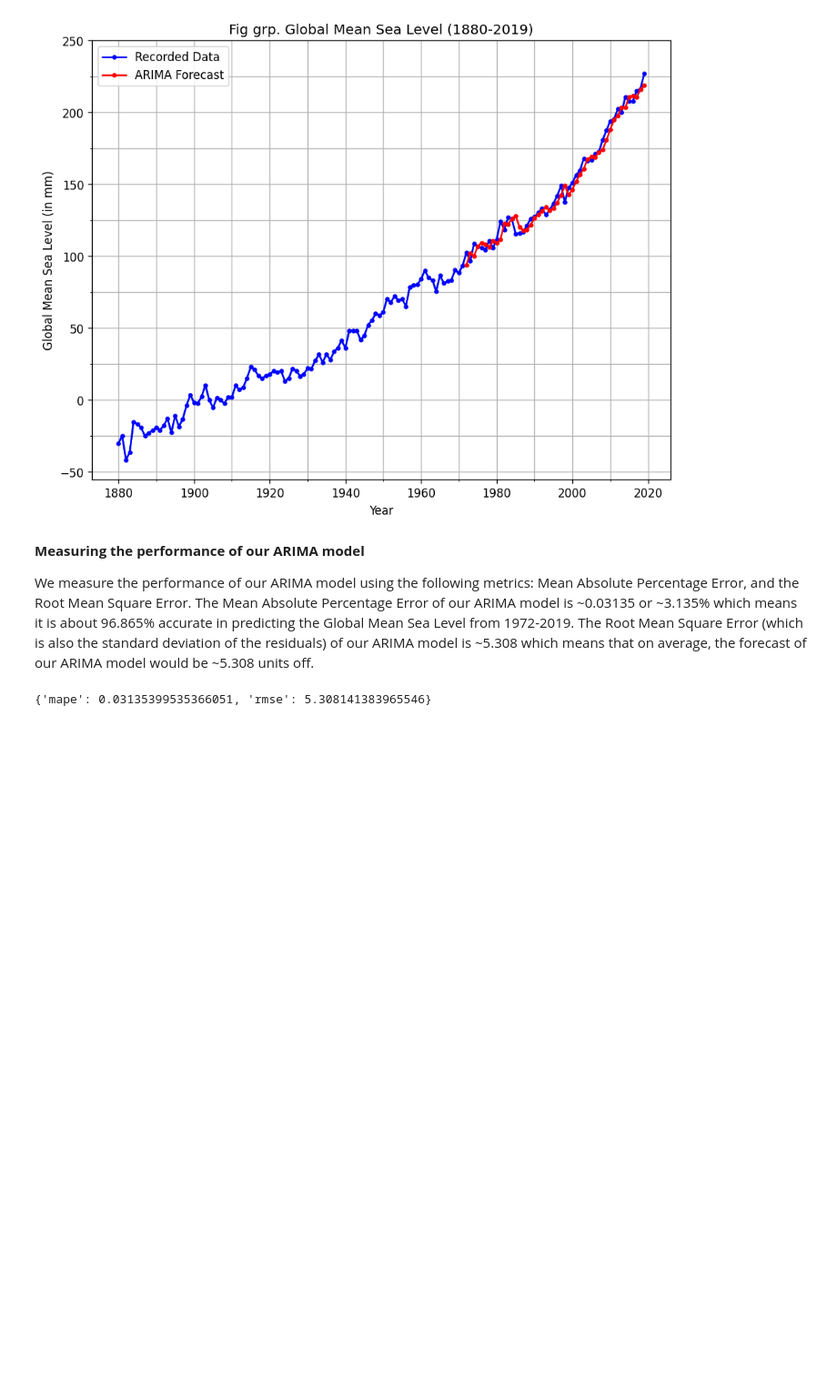
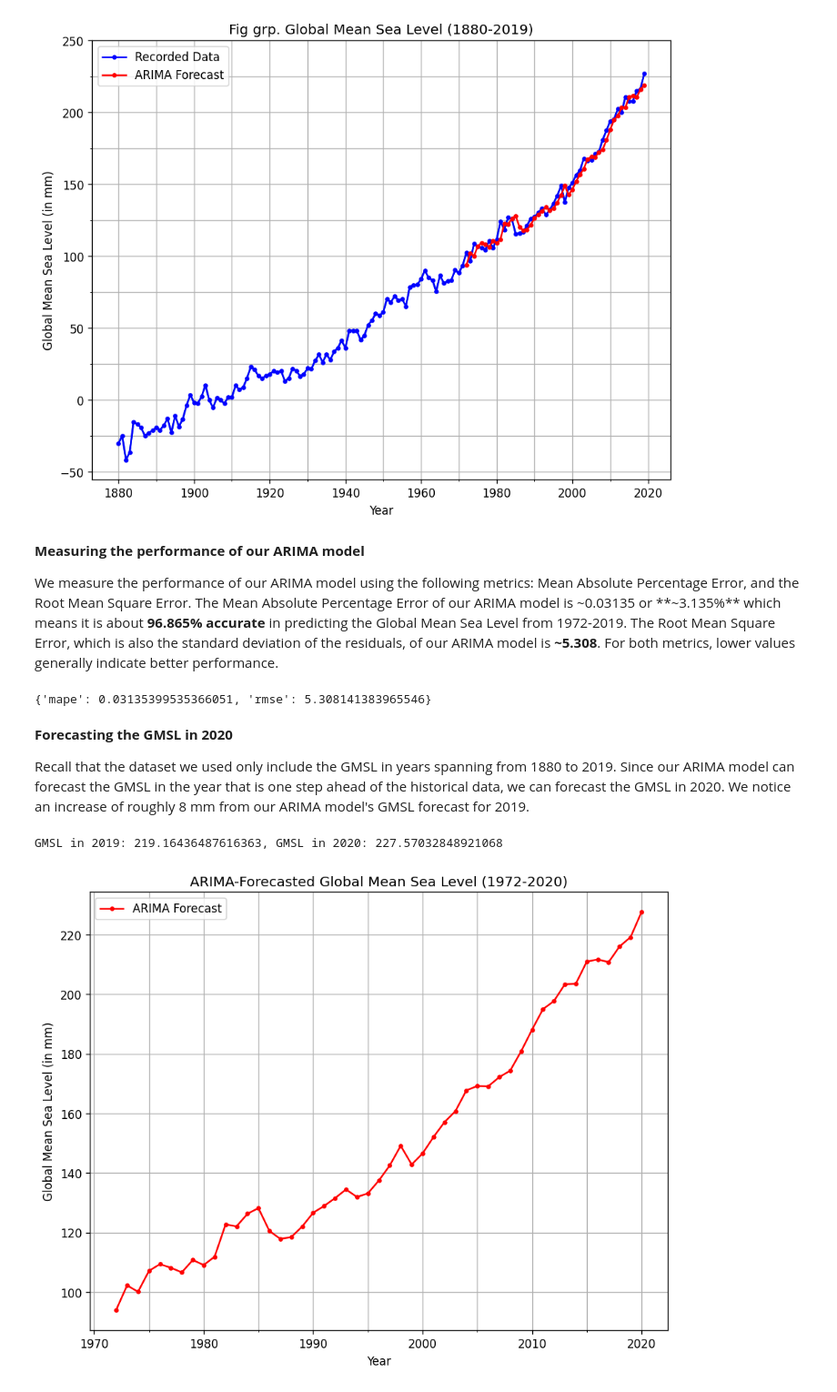
Before and after one commit to nccruel/132project, a Jupyter notebook: GMSL_Forecasting_Using_ARIMA.ipynb, the cells around one changed output. Shown at 91% size. Drawn from its saved outputs; the diff is of its cells as text; code cells hidden in the pictures; blank space fills up the shorter version.

Commit message:
Revise paper and add GMSL forecast in 2020

```diff
--- a/GMSL_Forecasting_Using_ARIMA.ipynb
+++ b/GMSL_Forecasting_Using_ARIMA.ipynb
@@ -217,7 +221,7 @@ plt.show()
 # %% [markdown]
 **Measuring the performance of our ARIMA model**
 
-We measure the performance of our ARIMA model using the following metrics: Mean Absolute Percentage Error, and the Root Mean Square Error. The Mean Absolute Percentage Error of our ARIMA model is ~0.03135 or ~3.135% which means it is about 96.865% accurate in predicting the Global Mean Sea Level from 1972-2019. The Root Mean Square Error (which is also the standard deviation of the residuals) of our ARIMA model is ~5.308 which means that on average, the forecast of our ARIMA model would be ~5.308 units off.
+We measure the performance of our ARIMA model using the following metrics: Mean Absolute Percentage Error, and the Root Mean Square Error. The Mean Absolute Percentage Error of our ARIMA model is ~0.03135 or **~3.135%** which means it is about **96.865% accurate** in predicting the Global Mean Sea Level from 1972-2019. The Root Mean Square Error, which is also the standard deviation of the residuals, of our ARIMA model is **~5.308**. For both metrics, lower values generally indicate better performance.
 # %%
 from statsmodels.tsa.stattools import acf
 # Accuracy metrics
@@ -229,6 +233,43 @@ def forecast_accuracy(forecast, actual):
 forecast_accuracy(np.array([[i] for i in predictions]), test)
 # %% [output]
 {'mape': 0.03135399535366051, 'rmse': 5.308141383965546}
+# %% [markdown]
+**Forecasting the GMSL in 2020**
+
+Recall that the dataset we used only include the GMSL in years spanning from 1880 to 2019. Since our ARIMA model can forecast the GMSL in the year that is one step ahead of the historical data, we can forecast the GMSL in 2020. We notice an increase of roughly 8 mm from our ARIMA model's GMSL forecast for 2019.
+# %%
+arima_model = ARIMA(history, order=(1,2,1))
+arima_model_fit = arima_model.fit()
+gmsl_forecast_2020 = arima_model_fit.forecast()[0]
+
+print(f"GMSL in 2019: {predictions[-1]}, GMSL in 2020: {gmsl_forecast_2020}")
+# %% [output]
+GMSL in 2019: 219.16436487616363, GMSL in 2020: 227.57032848921068
+# %%
+arima_model = ARIMA(history, order=(1,2,1))
+arima_model_fit = arima_model.fit()
+
+plt.rcParams.update({'figure.figsize':(9,7), 'figure.dpi':120})
+
+fig, ax = plt.subplots()
+
+x = [i for i in range(1972, 2021)]
+y = predictions + [gmsl_forecast_2020]
+ax.plot(x, y, label='ARIMA Forecast', color='red', marker='.')
+ax.set_xticks(np.arange(1970, 2021, 5), minor=True)
+
+# Labelling
+
+plt.xlabel("Year")
+plt.ylabel("Global Mean Sea Level (in mm)")
+plt.title("ARIMA-Forecasted Global Mean Sea Level (1972-2020)")
+
+# Display
+plt.legend()
+plt.grid(linestyle='-', which='both')
+plt.show()
+# %% [output]
+[figure, added]
 # %% [markdown]
 ### CONCLUSION
 
```
Also changed, not shown: parts of 2 cells of this notebook.
